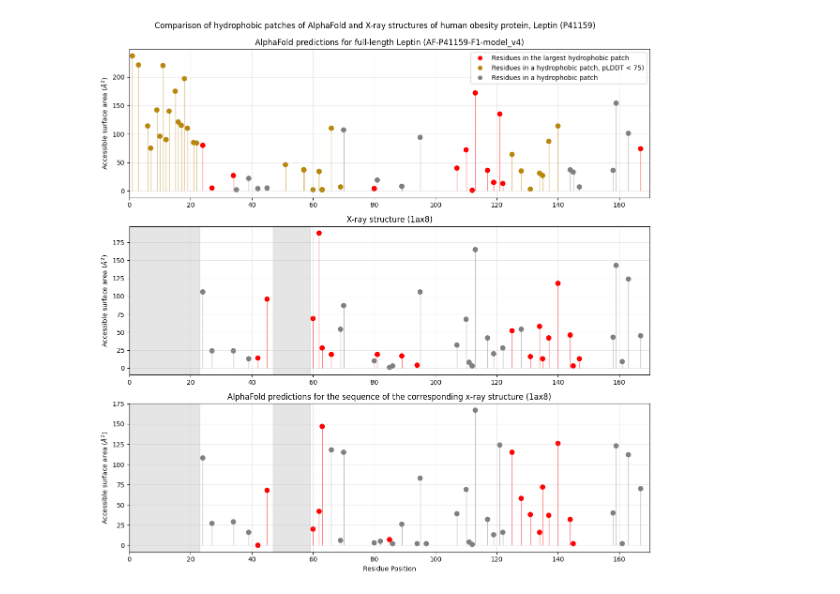
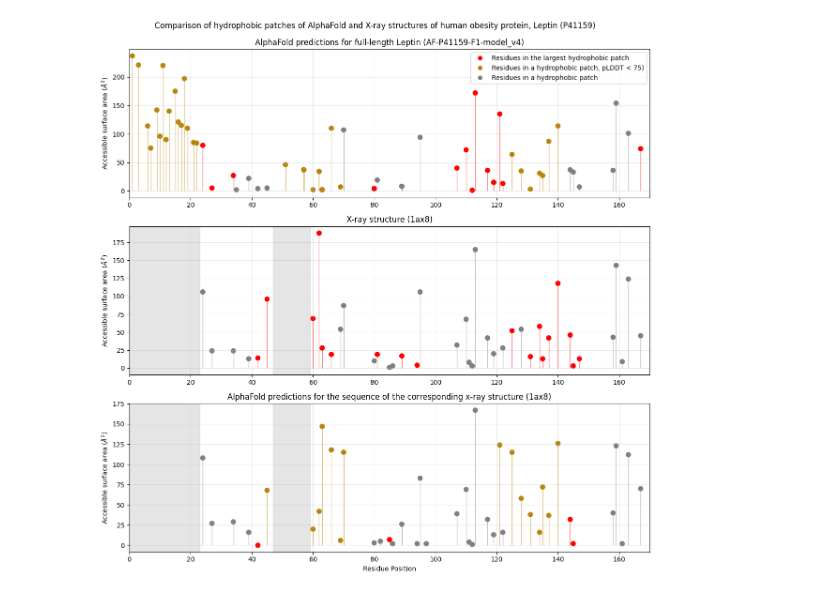
Before and after one commit to janvaneck1994/MolPatch, a Jupyter notebook: leptin_example.ipynb, the cells around one changed output. Drawn from its saved outputs; the diff is of its cells as text; code cells hidden in the pictures.

Commit message:
Add plddt filter in docker-compose

```diff
--- a/leptin_example.ipynb
+++ b/leptin_example.ipynb
@@ -22,3 +17,15 @@ df_xray = pd.read_csv('/Users/Gogis001/Documents/GitHub/MolPatch/output/xray.csv
+# %%
+data_path = os.path.join(os.path.dirname(os.path.dirname(os.getcwd())), 'PhD/MolPatch')
+
+# df_af = pd.read_csv(data_path + '/output/af_full.csv')
+df_af_corrected = pd.read_csv(data_path + '/output/af_full_corrected.csv')
+# df_af_matched = pd.read_csv(data_path + '/output/af_matched.csv')
+# df_xray = pd.read_csv(data_path + '/output/xray.csv')
+
+df_af = pd.read_csv(data_path + '/output/leptin_af_full/patches_leptin_af_full_A.csv')
+# df_af_corrected = pd.read_csv(data_path + '/output/leptin_af_truncated/patches_leptin_af_truncated_A.csv')
+df_af_matched = pd.read_csv(data_path + '/output/leptin_af_truncated/patches_leptin_af_truncated_A.csv')
+df_xray = pd.read_csv(data_path + '/output/leptin_xray/patches_leptin_xray_A.csv')
 # %%
 # Remove duplicates keeping the lowest rank for each residue
 df_af_corrected = df_af_corrected.sort_values('patch_rank').drop_duplicates(subset=['residue_id'], keep='first')
@@ -80,6 +87,8 @@ colors_matched = []
 for _, row in df_af_matched.iterrows():
     # Customize color logic for df_af_matched
     color = 'red' if row['patch_rank'] == 0 else 'gray'
+    color = 'darkgoldenrod' if row['plddt'] < 75 else color
+
     colors_matched.append(color)
     ax3.vlines(x=row['residue_id'], ymin=0, ymax=row['asa'],
                colors=color, alpha=0.5, linewidth=1)
@@ -94,31 +103,31 @@ ax1.set_xticks(np.arange(0, 171, 20))
 
 ax2.set_title('X-ray structure (1ax8)')
 ax2.set_ylabel('Accessible surface area ($\AA^2$)')
 ax2.grid(True, alpha=0.3)
 ax2.set_xlim(0, 170)
 ax2.set_xticks(np.arange(0, 171, 20))
 
 ax3.set_title('AlphaFold predictions for the sequence of the corresponding x-ray structure (1ax8)')
 ax3.set_xlabel('Residue Position')
 ax3.set_ylabel('Accessible surface area ($\AA^2$)')
 ax3.grid(True, alpha=0.3)
 ax3.set_xlim(0, 170)
 ax3.set_xticks(np.arange(0, 171, 20))
 
 # Add legend for AlphaFold plot
 legend_elements = [
     Line2D([0], [0], marker='o', color='w', markerfacecolor='red', label='Residues in the largest hydrophobic patch', markersize=8),
     Line2D([0], [0], marker='o', color='w', markerfacecolor='darkgoldenrod', label='Residues in a hydrophobic patch, pLDDT < 75)', markersize=8),
     Line2D([0], [0], marker='o', color='w', markerfacecolor='gray', label='Residues in a hydrophobic patch', markersize=8)
 ]
 ax1.legend(handles=legend_elements, loc='upper right')
 
 # Add common title
 fig.suptitle('Comparison of hydrophobic patches of AlphaFold and X-ray structures of human obesity protein, Leptin (P41159)', y=0.99)
 
 # Adjust layout & Save
 plt.tight_layout()
 plt.show()
 fig.savefig('leptin_patches_comparison.png', dpi=300, bbox_inches='tight')
 # %% [output]
-[figure, old version]
+[figure, new version]
```
Also changed, not shown: parts of 1 cell of this notebook, 26 other files.
